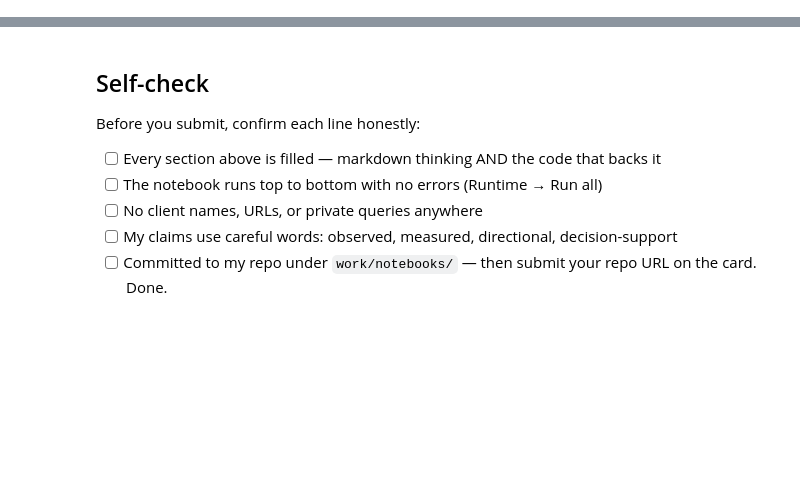
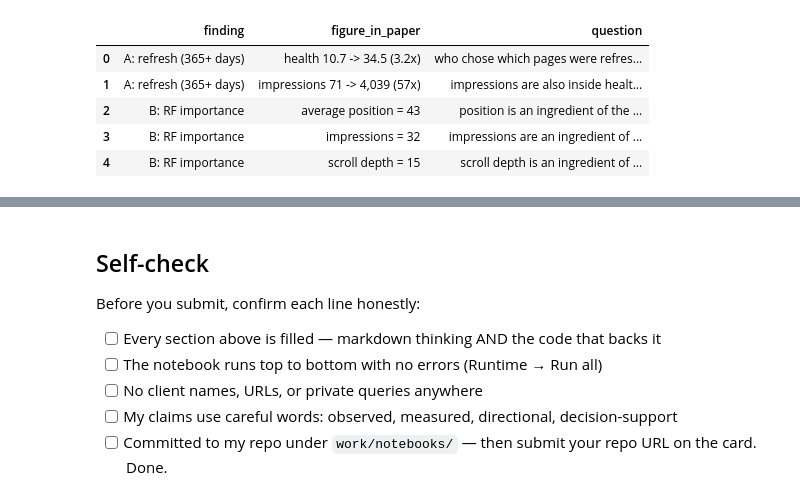
Before and after one commit to sarahibdah/Flyrank-ML-Internship-Sarah, a Jupyter notebook: work/notebooks/w06_validation_audit.ipynb, the cells around one changed output, grey strips where cells are left out. Cells and saved outputs as stored; diff of their text form; code cells hidden in the pictures; blank space fills up the shorter version.

```diff
--- a/work/notebooks/w06_validation_audit.ipynb
+++ b/work/notebooks/w06_validation_audit.ipynb
@@ -36,0 +47,19 @@ This skeleton is yours to fill. Work the sections **in order** — each one has
+# %%
+# Section 1 is written analysis. This cell only restates the paper figures I am asking about,
+# so the questions above sit next to the numbers they refer to.
+paper_figures = pd.DataFrame({
+    "finding": ["A: refresh (365+ days)", "A: refresh (365+ days)", "B: RF importance", "B: RF importance", "B: RF importance"],
+    "figure_in_paper": ["health 10.7 -> 34.5 (3.2x)", "impressions 71 -> 4,039 (57x)",
+                        "average position = 43", "impressions = 32", "scroll depth = 15"],
+    "question": ["who chose which pages were refreshed?", "impressions are also inside health score",
+                 "position is an ingredient of the label", "impressions are an ingredient of the label",
+                 "scroll depth is an ingredient of the label"],
+})
+paper_figures
+# %% [output]
+|  | finding | figure_in_paper | question |
+| 0 | A: refresh (365+ days) | health 10.7 -> 34.5 (3.2x) | who chose which pages were refres... |
+| 1 | A: refresh (365+ days) | impressions 71 -> 4,039 (57x) | impressions are also inside healt... |
+| 2 | B: RF importance | average position = 43 | position is an ingredient of the ... |
+| 3 | B: RF importance | impressions = 32 | impressions are an ingredient of ... |
+| 4 | B: RF importance | scroll depth = 15 | scroll depth is an ingredient of ... |
```
Also changed, not shown: parts of 21 cells of this notebook.
